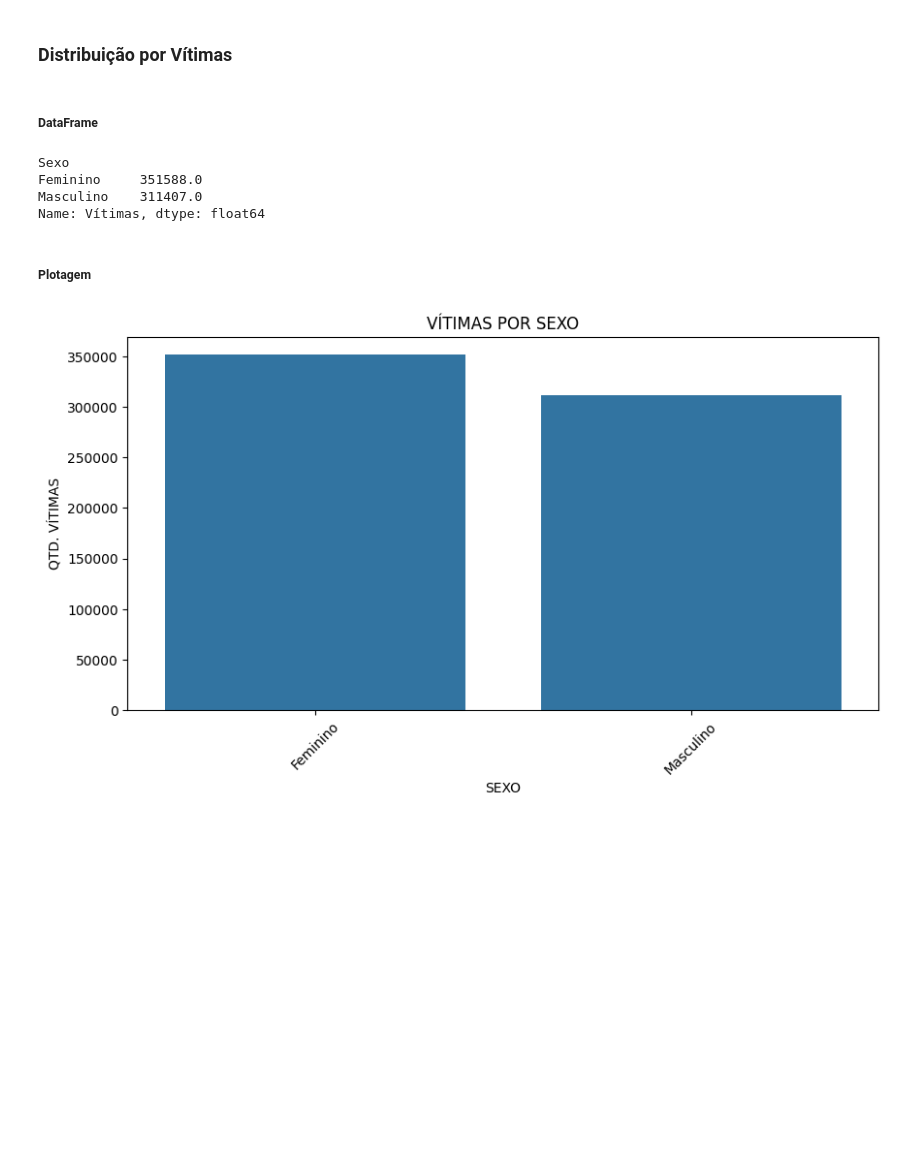
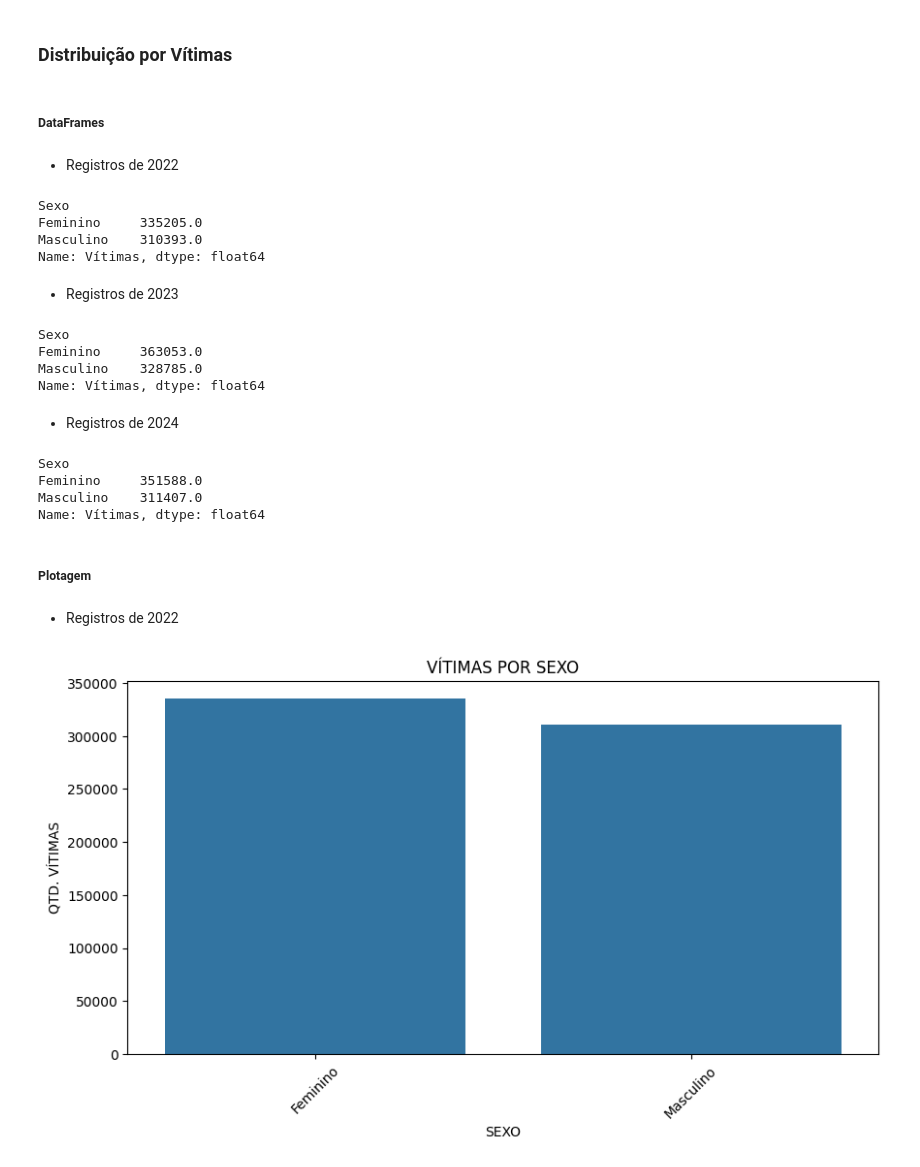
Before and after one commit to germanocastanho/crime-analysis, a Jupyter notebook: crimes.ipynb, the cells around one changed output. Saved outputs shown, nothing was run; the diff lists cells and outputs as text; code cells hidden in the pictures; blank space fills up the shorter version.

Commit message:
add new data analysis

```diff
--- a/crimes.ipynb
+++ b/crimes.ipynb
@@ -202,26 +306,48 @@ plt.show()
 # %% [markdown]
 ### **Distribuição por Vítimas**
 # %% [markdown]
-##### DataFrame
+##### DataFrames
+# %% [markdown]
+- Registros de 2022
 # %%
-df_2024.groupby("Sexo")["Vítimas"].sum()
+df_2022.groupby("Sexo")["Vítimas"].sum()
 # %% [output]
 Sexo
-Feminino     351588.0
-Masculino    311407.0
+Feminino     335205.0
+Masculino    310393.0
 Name: Vítimas, dtype: float64
+# %% [markdown]
+- Registros de 2023
+# %%
+df_2023.groupby("Sexo")["Vítimas"].sum()
+# %% [output]
+Sexo
+Feminino     363053.0
+Masculino    328785.0
+Name: Vítimas, dtype: float64
+# %% [markdown]
+- Registros de 2024
+# %%
+df_2024.groupby("Sexo")["Vítimas"].sum()
+# %% [output]
+Sexo
+Feminino     351588.0
+Masculino    311407.0
+Name: Vítimas, dtype: float64
 # %% [markdown]
 ##### Plotagem
+# %% [markdown]
+- Registros de 2022
 # %%
 plt.figure(figsize=(10, 5))
 sns.barplot(
-    x=df_2024.groupby("Sexo")["Vítimas"].sum().index,
-    y=df_2024.groupby("Sexo")["Vítimas"].sum().values,
+    x=df_2022.groupby("Sexo")["Vítimas"].sum().index,
+    y=df_2022.groupby("Sexo")["Vítimas"].sum().values,
 )
 plt.title("VÍTIMAS POR SEXO")
 plt.xlabel("SEXO")
 plt.xticks(rotation=45)
 plt.ylabel("QTD. VÍTIMAS")
 plt.show()
 # %% [output]
-[figure, old version]
+[figure, new version]
```
Also changed, not shown: parts of 25 cells of this notebook.
